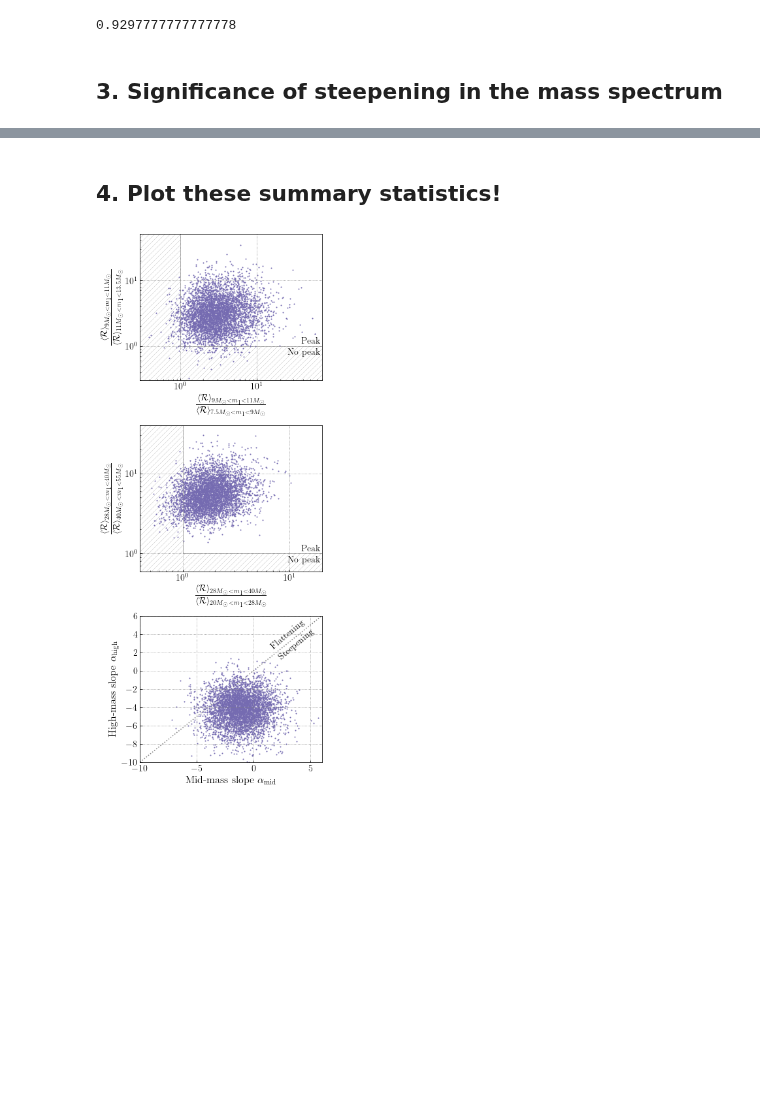
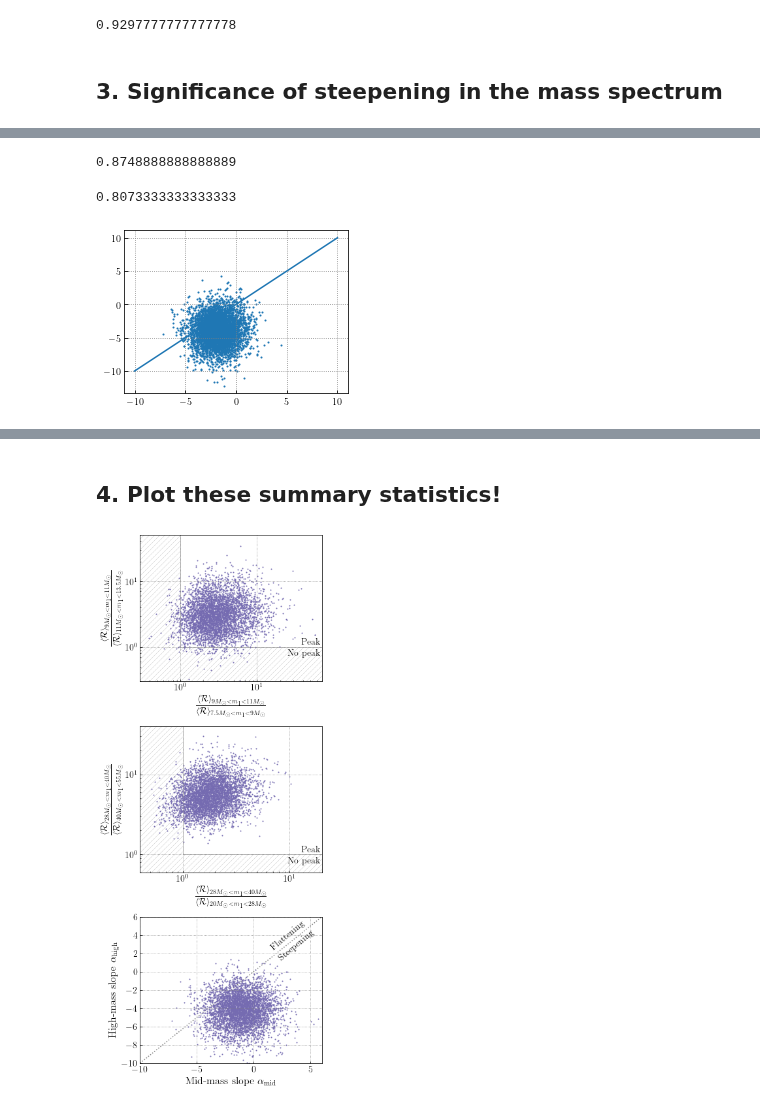
Before and after one commit to tcallister/autoregressive-bbh-inference, a Jupyter notebook: figures/make_figure_04.ipynb, the cells around one changed output, grey strips where cells are left out. Drawn from its saved outputs; the diff is of its cells as text; code cells hidden in the pictures; blank space fills up the shorter version.

```diff
--- a/figures/make_figure_04.ipynb
+++ b/figures/make_figure_04.ipynb
@@ -104,0 +68,67 @@ significance_steepening
+# %%
+# First, define a characteristic power-law slope in the BBH rate at low masses
+
+# Get average merger rate in the 15-16 Msun interval
+ind_15 = np.argmin(np.abs(m1s-15.))
+ind_16 = np.argmin(np.abs(m1s-16.))
+mean_log_R_15_to_16 = np.trapz(np.log10(dR_dlnm1s[ind_15:ind_16,:]),np.log10(m1s[ind_15:ind_16]),axis=0)/np.log(16./15.)
+
+# And in the 24-25 Msun interval
+ind_24 = np.argmin(np.abs(m1s-24.))
+ind_25 = np.argmin(np.abs(m1s-25.))
+mean_log_R_24_to_25 = np.trapz(np.log10(dR_dlnm1s[ind_24:ind_25,:]),np.log10(m1s[ind_24:ind_25]),axis=0)/np.log(25./24.)
+
+# Together, use these rates to define a characteristic power-law slope spanning the 15-25 Msun range
+slope_15_to_25 = (mean_log_R_24_to_25-mean_log_R_15_to_16)/np.log10(25./15.)
+
+# Similarly, define a characteristic slope at high masses
+
+# Get the mean merger rate in the 45-46 Msun interval
+ind_45 = np.argmin(np.abs(m1s-45.))
+ind_46 = np.argmin(np.abs(m1s-46.))
+mean_log_R_45_to_46 = np.trapz(np.log10(dR_dlnm1s[ind_45:ind_46,:]),np.log10(m1s[ind_45:ind_46]),axis=0)/np.log(46./45.)
+
+# And in the 74-75 Msun interval
+ind_74 = np.argmin(np.abs(m1s-74.))
+ind_75 = np.argmin(np.abs(m1s-75.))
+mean_log_R_74_to_75 = np.trapz(np.log10(dR_dlnm1s[ind_74:ind_75,:]),np.log10(m1s[ind_74:ind_75]),axis=0)/np.log(75./74.)
+
+# Define the corresponding high-mass power-law slope
+slope_45_to_70 = (mean_log_R_74_to_75-mean_log_R_45_to_46)/np.log10(75./45.)
+
+# Find the fraction of samples for which the high-mass slope is more negative than the low-mass slope
+steepening = (slope_45_to_70<slope_15_to_25)
+significance_steepening = np.sum(steepening)/steepening.size
+significance_steepening
+# %% [output]
+0.8748888888888889
+# %%
+ind_15 = np.argmin(np.abs(m1s-12.))
+ind_25 = np.argmin(np.abs(m1s-25.))
+ind_45 = np.argmin(np.abs(m1s-45.))
+ind_75 = np.argmin(np.abs(m1s-75.))
+
+log_m1s_15_to_25 = np.log(m1s[ind_15:ind_25])
+log_m1s_45_to_75 = np.log(m1s[ind_45:ind_75])
+
+log_dR_dlnm1s_15_to_25 = np.log(dR_dlnm1s[ind_15:ind_25,:])
+log_dR_dlnm1s_45_to_75 = np.log(dR_dlnm1s[ind_45:ind_75,:])
+# %%
+X_low = np.transpose([np.ones_like(log_m1s_15_to_25),log_m1s_15_to_25])
+beta_low = np.linalg.inv(X_low.T.dot(X_low)).dot(X_low.T).dot(log_dR_dlnm1s_15_to_25)
+alpha_low = beta_low[1,:]
+
+X_high = np.transpose([np.ones_like(log_m1s_45_to_75),log_m1s_45_to_75])
+beta_high = np.linalg.inv(X_high.T.dot(X_high)).dot(X_high.T).dot(log_dR_dlnm1s_45_to_75)
+alpha_high = beta_high[1,:]
+# %%
+alpha_high[alpha_high<alpha_low].size/alpha_high.size
+# %% [output]
+0.8073333333333333
+# %%
+fig,ax = plt.subplots()
+ax.scatter(beta_low[1,:],beta_high[1,:],s=1)
+ax.plot([-10,10],[-10,10])
+plt.show()
+# %% [output]
+[figure, added]
```
Also changed, not shown: parts of 2 cells of this notebook, 5 other files.
